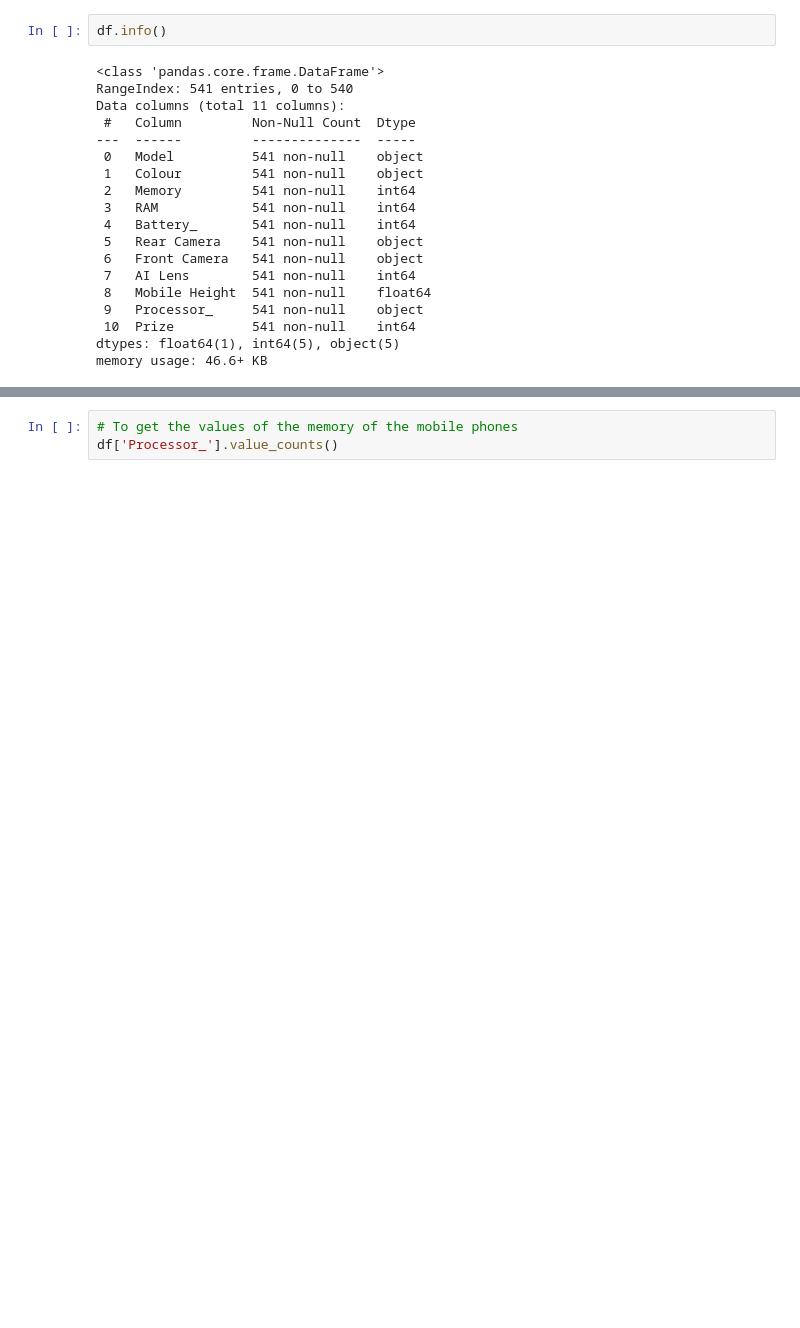
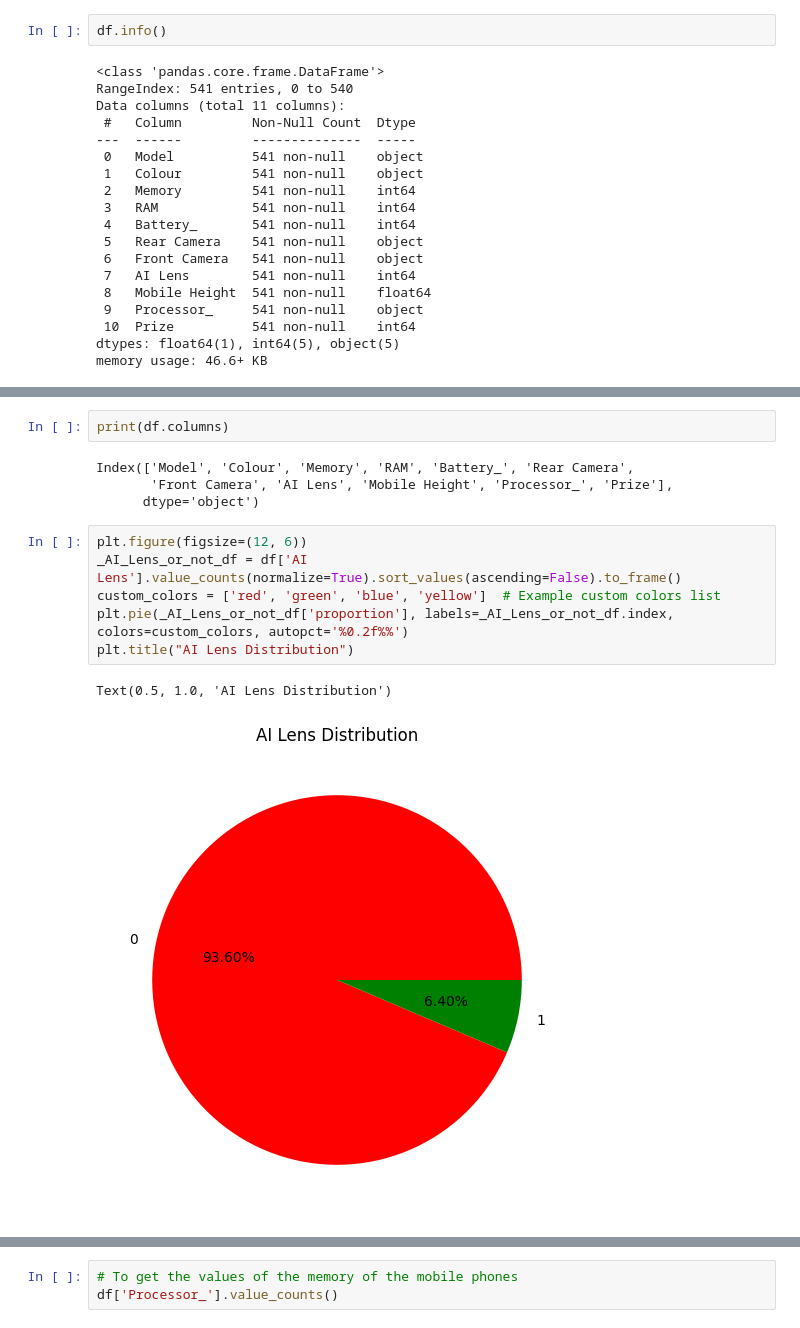
Before and after one commit to Meghna2395/NextHikes--Feature-Extraction-and-Price-Prediction-for-Mobile-Phones, a Jupyter notebook: Feature Extraction and Price Prediction for Mobile Phones.ipynb, the cells around one changed output, grey strips where cells are left out. Saved outputs shown, nothing was run; the diff lists cells and outputs as text; blank space fills up the shorter version.

```diff
--- a/Feature Extraction and Price Prediction for Mobile Phones.ipynb
+++ b/Feature Extraction and Price Prediction for Mobile Phones.ipynb
@@ -42,0 +134,15 @@ memory usage: 46.6+ KB
+# %%
+print(df.columns)
+# %% [output]
+Index(['Model', 'Colour', 'Memory', 'RAM', 'Battery_', 'Rear Camera',
+       'Front Camera', 'AI Lens', 'Mobile Height', 'Processor_', 'Prize'],
+      dtype='object')
+# %%
+plt.figure(figsize=(12, 6))
+_AI_Lens_or_not_df = df['AI Lens'].value_counts(normalize=True).sort_values(ascending=False).to_frame()
+custom_colors = ['red', 'green', 'blue', 'yellow']  # Example custom colors list
+plt.pie(_AI_Lens_or_not_df['proportion'], labels=_AI_Lens_or_not_df.index, colors=custom_colors, autopct='%0.2f%%')
+plt.title("AI Lens Distribution")
+# %% [output]
+Text(0.5, 1.0, 'AI Lens Distribution')
+[figure, added]
```
Also changed, not shown: parts of 36 cells of this notebook.
